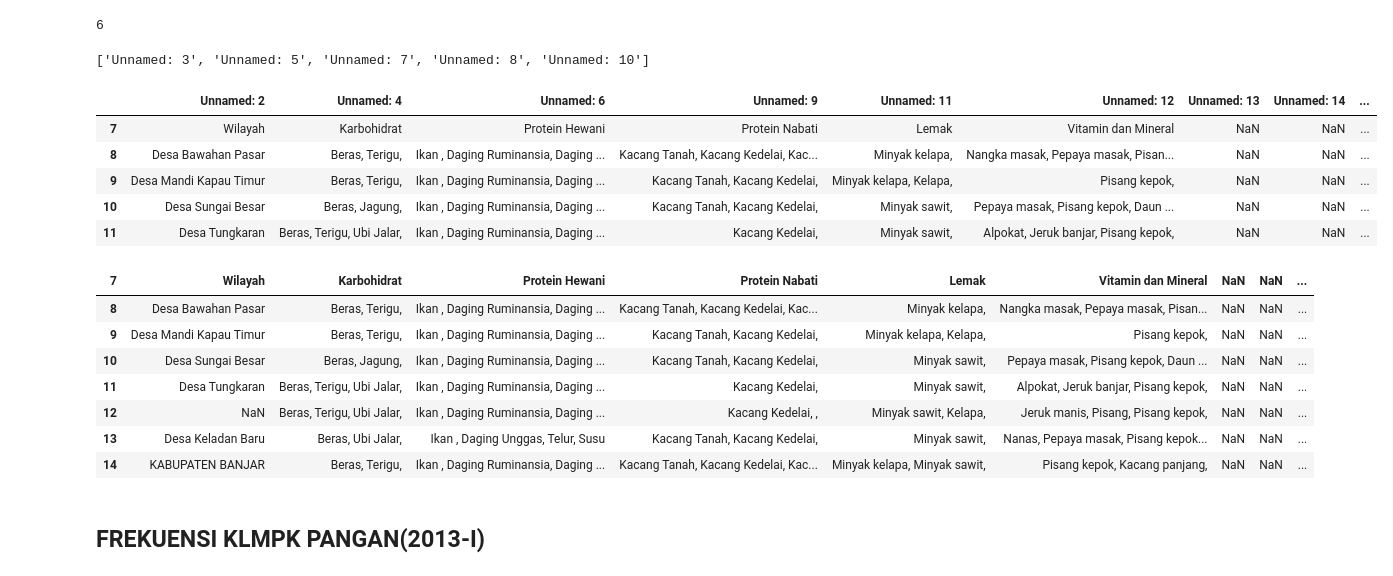
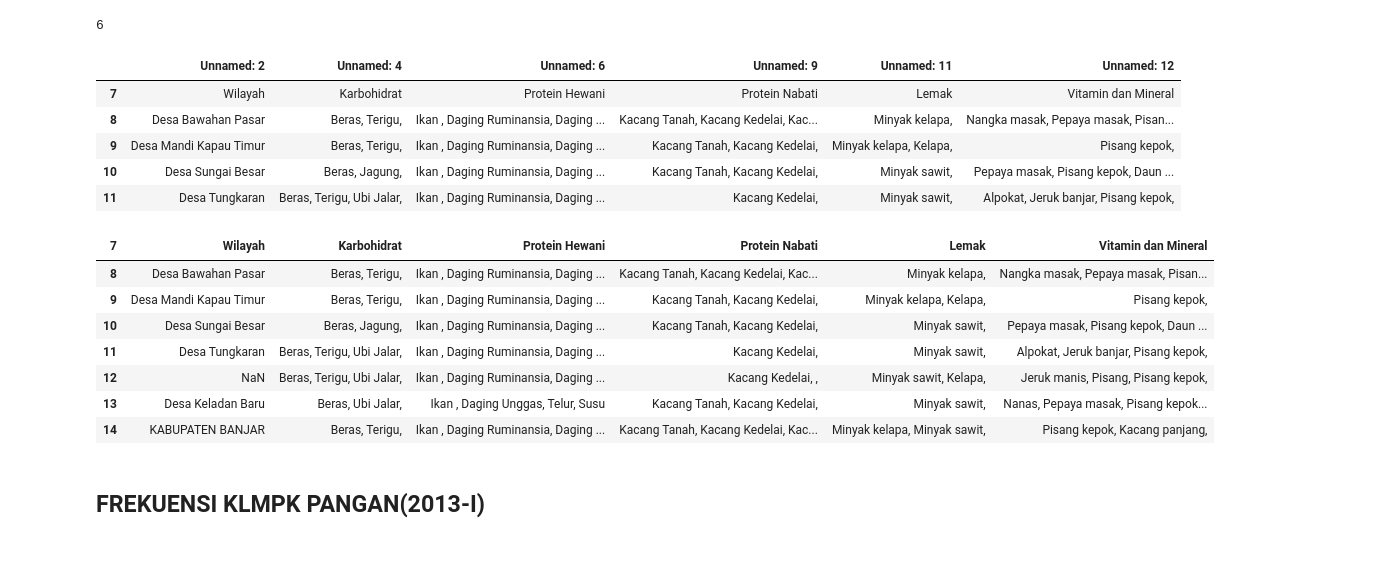
Before and after one commit to StefannusChristian/Data-Mining, a Jupyter notebook: Hands On 3 Studi Kasus/process_data.ipynb, the cells around one changed output. Cells and saved outputs as stored; diff of their text form; code cells hidden in the pictures.

Commit message:
finished preprocessing almost all tables

```diff
--- a/Hands On 3 Studi Kasus/process_data.ipynb
+++ b/Hands On 3 Studi Kasus/process_data.ipynb
@@ -32,27 +32,31 @@ row_to_find_index
 6
 # %%
 pola_konsumsi_pangan_wilayah = pph_2013.iloc[row_to_find_index+1:]
-empty_columns = []
 
-for col in pola_konsumsi_pangan_wilayah:
-    first_row = pola_konsumsi_pangan_wilayah.iloc[0][col]
-    if first_row is np.nan: empty_columns.append(col)
+def find_empty_columns(df):
+    empty_columns = []
+    for col in df:
+        first_row = df.iloc[0][col]
+        second_row = df.iloc[1][col]
+        third_row = df.iloc[2][col]
+        if (first_row is np.nan or isinstance(first_row,float)) and (second_row is np.nan or isinstance(second_row,float)) and (third_row is np.nan or isinstance(third_row,float)):
+            empty_columns.append(col)
+    return empty_columns
 
-print(empty_columns)
+empty_columns = find_empty_columns(pola_konsumsi_pangan_wilayah)
 pola_konsumsi_pangan_wilayah.drop(empty_columns,axis=1,inplace=True)
 
 buah_sayur_koloms = [f"Unnamed: {i}" for i in range(18,22)]
 
 pola_konsumsi_pangan_wilayah.drop(buah_sayur_koloms,axis=1,inplace=True)
 pola_konsumsi_pangan_wilayah.head()
 # %% [output]
-['Unnamed: 3', 'Unnamed: 5', 'Unnamed: 7', 'Unnamed: 8', 'Unnamed: 10']
-|  | Unnamed: 2 | Unnamed: 4 | Unnamed: 6 | Unnamed: 9 | Unnamed: 11 | Unnamed: 12 | Unnamed: 13 | Unnamed: 14 | ... |
-| 7 | Wilayah | Karbohidrat | Protein Hewani | Protein Nabati | Lemak | Vitamin dan Mineral | NaN | NaN | ... |
-| 8 | Desa Bawahan Pasar | Beras, Terigu, | Ikan , Daging Ruminansia, Daging ... | Kacang Tanah, Kacang Kedelai, Kac... | Minyak kelapa, | Nangka masak, Pepaya masak, Pisan... | NaN | NaN | ... |
-| 9 | Desa Mandi Kapau Timur | Beras, Terigu, | Ikan , Daging Ruminansia, Daging ... | Kacang Tanah, Kacang Kedelai, | Minyak kelapa, Kelapa, | Pisang kepok, | NaN | NaN | ... |
-| 10 | Desa Sungai Besar | Beras, Jagung, | Ikan , Daging Ruminansia, Daging ... | Kacang Tanah, Kacang Kedelai, | Minyak sawit, | Pepaya masak, Pisang kepok, Daun ... | NaN | NaN | ... |
-| 11 | Desa Tungkaran | Beras, Terigu, Ubi Jalar, | Ikan , Daging Ruminansia, Daging ... | Kacang Kedelai, | Minyak sawit, | Alpokat, Jeruk banjar, Pisang kepok, | NaN | NaN | ... |
+|  | Unnamed: 2 | Unnamed: 4 | Unnamed: 6 | Unnamed: 9 | Unnamed: 11 | Unnamed: 12 |
+| 7 | Wilayah | Karbohidrat | Protein Hewani | Protein Nabati | Lemak | Vitamin dan Mineral |
+| 8 | Desa Bawahan Pasar | Beras, Terigu, | Ikan , Daging Ruminansia, Daging ... | Kacang Tanah, Kacang Kedelai, Kac... | Minyak kelapa, | Nangka masak, Pepaya masak, Pisan... |
+| 9 | Desa Mandi Kapau Timur | Beras, Terigu, | Ikan , Daging Ruminansia, Daging ... | Kacang Tanah, Kacang Kedelai, | Minyak kelapa, Kelapa, | Pisang kepok, |
+| 10 | Desa Sungai Besar | Beras, Jagung, | Ikan , Daging Ruminansia, Daging ... | Kacang Tanah, Kacang Kedelai, | Minyak sawit, | Pepaya masak, Pisang kepok, Daun ... |
+| 11 | Desa Tungkaran | Beras, Terigu, Ubi Jalar, | Ikan , Daging Ruminansia, Daging ... | Kacang Kedelai, | Minyak sawit, | Alpokat, Jeruk banjar, Pisang kepok, |
 # %%
 pola_konsumsi_pangan_wilayah_column_names = pola_konsumsi_pangan_wilayah.iloc[0]
 pola_konsumsi_pangan_wilayah.columns = pola_konsumsi_pangan_wilayah_column_names
@@ -61,14 +65,14 @@ pola_konsumsi_pangan_wilayah = pola_konsumsi_pangan_wilayah.iloc[1:,:]
 pola_konsumsi_pangan_wilayah = pola_konsumsi_pangan_wilayah[:7]
 display(pola_konsumsi_pangan_wilayah)
 # %% [output]
-| 7 | Wilayah | Karbohidrat | Protein Hewani | Protein Nabati | Lemak | Vitamin dan Mineral | NaN | NaN | ... |
-| 8 | Desa Bawahan Pasar | Beras, Terigu, | Ikan , Daging Ruminansia, Daging ... | Kacang Tanah, Kacang Kedelai, Kac... | Minyak kelapa, | Nangka masak, Pepaya masak, Pisan... | NaN | NaN | ... |
-| 9 | Desa Mandi Kapau Timur | Beras, Terigu, | Ikan , Daging Ruminansia, Daging ... | Kacang Tanah, Kacang Kedelai, | Minyak kelapa, Kelapa, | Pisang kepok, | NaN | NaN | ... |
-| 10 | Desa Sungai Besar | Beras, Jagung, | Ikan , Daging Ruminansia, Daging ... | Kacang Tanah, Kacang Kedelai, | Minyak sawit, | Pepaya masak, Pisang kepok, Daun ... | NaN | NaN | ... |
-| 11 | Desa Tungkaran | Beras, Terigu, Ubi Jalar, | Ikan , Daging Ruminansia, Daging ... | Kacang Kedelai, | Minyak sawit, | Alpokat, Jeruk banjar, Pisang kepok, | NaN | NaN | ... |
-| 12 | NaN | Beras, Terigu, Ubi Jalar, | Ikan , Daging Ruminansia, Daging ... | Kacang Kedelai, , | Minyak sawit, Kelapa, | Jeruk manis, Pisang, Pisang kepok, | NaN | NaN | ... |
-| 13 | Desa Keladan Baru | Beras, Ubi Jalar, | Ikan , Daging Unggas, Telur, Susu | Kacang Tanah, Kacang Kedelai, | Minyak sawit, | Nanas, Pepaya masak, Pisang kepok... | NaN | NaN | ... |
-| 14 | KABUPATEN BANJAR | Beras, Terigu, | Ikan , Daging Ruminansia, Daging ... | Kacang Tanah, Kacang Kedelai, Kac... | Minyak kelapa, Minyak sawit, | Pisang kepok, Kacang panjang, | NaN | NaN | ... |
+| 7 | Wilayah | Karbohidrat | Protein Hewani | Protein Nabati | Lemak | Vitamin dan Mineral |
+| 8 | Desa Bawahan Pasar | Beras, Terigu, | Ikan , Daging Ruminansia, Daging ... | Kacang Tanah, Kacang Kedelai, Kac... | Minyak kelapa, | Nangka masak, Pepaya masak, Pisan... |
+| 9 | Desa Mandi Kapau Timur | Beras, Terigu, | Ikan , Daging Ruminansia, Daging ... | Kacang Tanah, Kacang Kedelai, | Minyak kelapa, Kelapa, | Pisang kepok, |
+| 10 | Desa Sungai Besar | Beras, Jagung, | Ikan , Daging Ruminansia, Daging ... | Kacang Tanah, Kacang Kedelai, | Minyak sawit, | Pepaya masak, Pisang kepok, Daun ... |
+| 11 | Desa Tungkaran | Beras, Terigu, Ubi Jalar, | Ikan , Daging Ruminansia, Daging ... | Kacang Kedelai, | Minyak sawit, | Alpokat, Jeruk banjar, Pisang kepok, |
+| 12 | NaN | Beras, Terigu, Ubi Jalar, | Ikan , Daging Ruminansia, Daging ... | Kacang Kedelai, , | Minyak sawit, Kelapa, | Jeruk manis, Pisang, Pisang kepok, |
+| 13 | Desa Keladan Baru | Beras, Ubi Jalar, | Ikan , Daging Unggas, Telur, Susu | Kacang Tanah, Kacang Kedelai, | Minyak sawit, | Nanas, Pepaya masak, Pisang kepok... |
+| 14 | KABUPATEN BANJAR | Beras, Terigu, | Ikan , Daging Ruminansia, Daging ... | Kacang Tanah, Kacang Kedelai, Kac... | Minyak kelapa, Minyak sawit, | Pisang kepok, Kacang panjang, |
 # %% [markdown]
 ## FREKUENSI KLMPK PANGAN(2013-I)
 # %%
```
Also changed, not shown: parts of 6 cells of this notebook, 3 other files.
